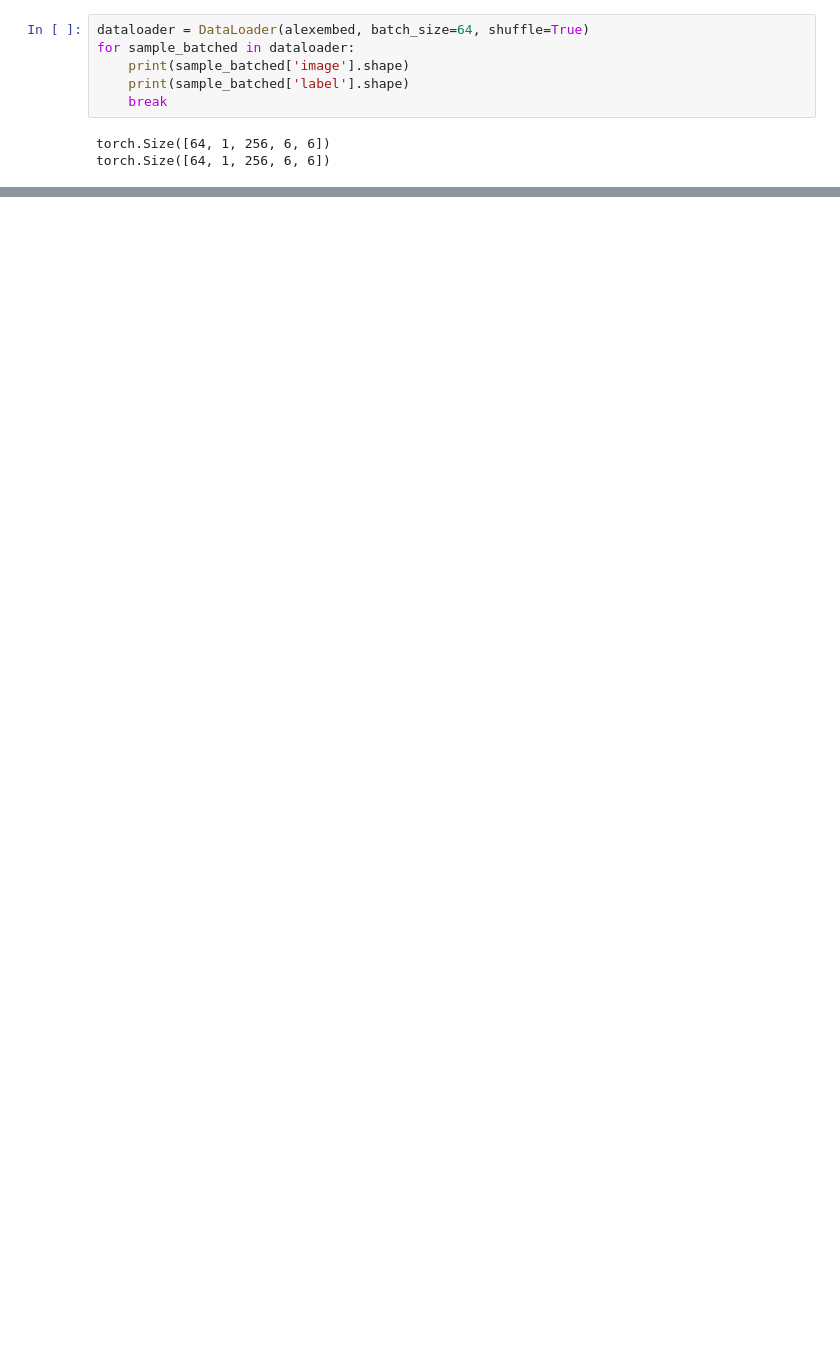
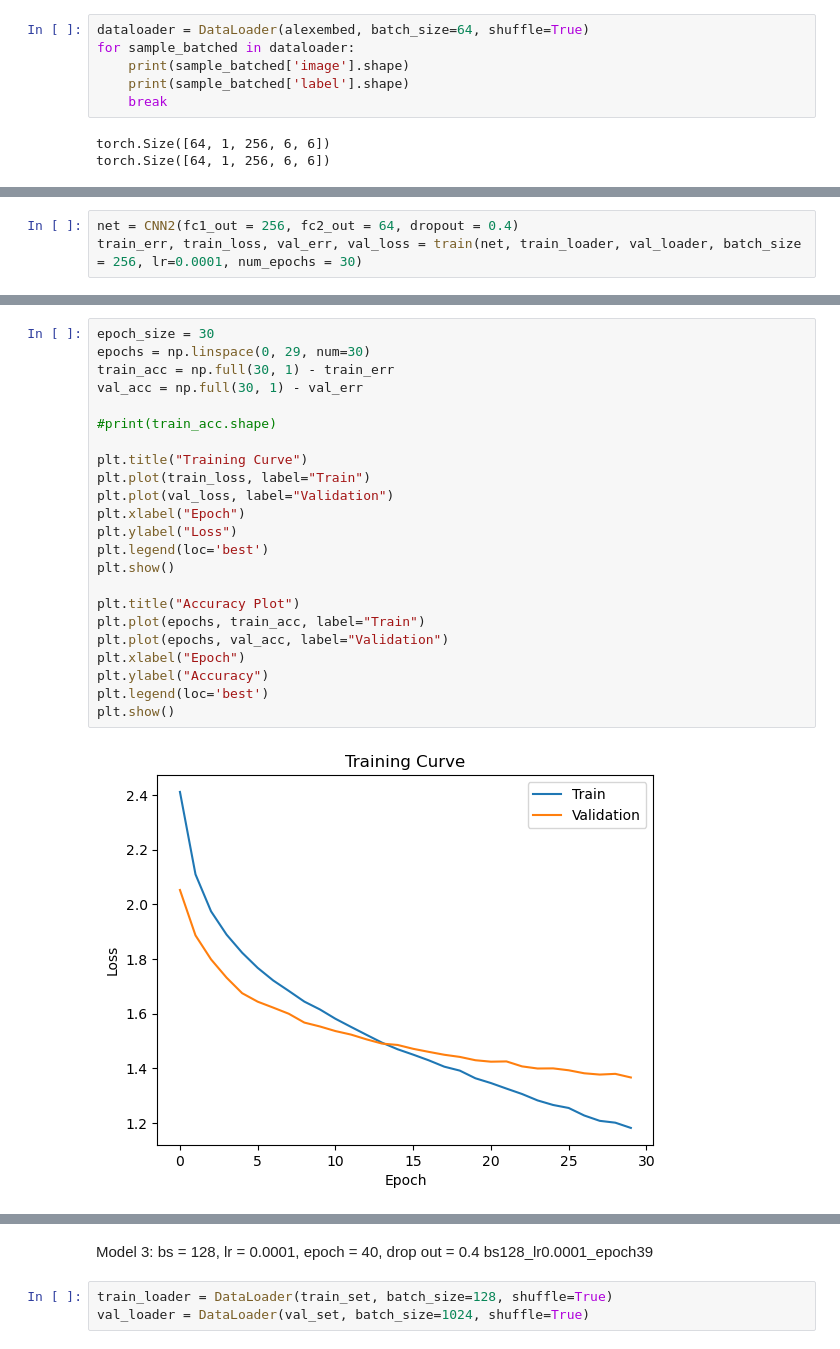
Before and after one commit to AlecDong/HAR-CNN, a Jupyter notebook: training_markdown.ipynb, the cells around one changed output, grey strips where cells are left out. Drawn from its saved outputs; the diff is of its cells as text; blank space fills up the shorter version.

```diff
--- a/training_markdown.ipynb
+++ b/training_markdown.ipynb
@@ -119,0 +194,3 @@ torch.Size([64, 1, 256, 6, 6])
+# %%
+net = CNN2(fc1_out = 256, fc2_out = 64, dropout = 0.4)
+train_err, train_loss, val_err, val_loss = train(net, train_loader, val_loader, batch_size = 256, lr=0.0001, num_epochs = 30)
@@ -119,0 +211,25 @@ torch.Size([64, 1, 256, 6, 6])
+# %%
+epoch_size = 30
+epochs = np.linspace(0, 29, num=30)
+train_acc = np.full(30, 1) - train_err
+val_acc = np.full(30, 1) - val_err
+
+#print(train_acc.shape)
+
+plt.title("Training Curve")
+plt.plot(train_loss, label="Train")
+plt.plot(val_loss, label="Validation")
+plt.xlabel("Epoch")
+plt.ylabel("Loss")
+plt.legend(loc='best')
+plt.show()
+
+plt.title("Accuracy Plot")
+plt.plot(epochs, train_acc, label="Train")
+plt.plot(epochs, val_acc, label="Validation")
+plt.xlabel("Epoch")
+plt.ylabel("Accuracy")
+plt.legend(loc='best')
+plt.show()
+# %% [output]
+[figure, added]
@@ -119,0 +237,6 @@ torch.Size([64, 1, 256, 6, 6])
+# %% [markdown]
+Model 3: bs = 128, lr = 0.0001, epoch = 40, drop out = 0.4
+bs128_lr0.0001_epoch39
+# %%
+train_loader = DataLoader(train_set, batch_size=128, shuffle=True)
+val_loader = DataLoader(val_set, batch_size=1024, shuffle=True)
```
Also changed, not shown: parts of 20 cells of this notebook.
